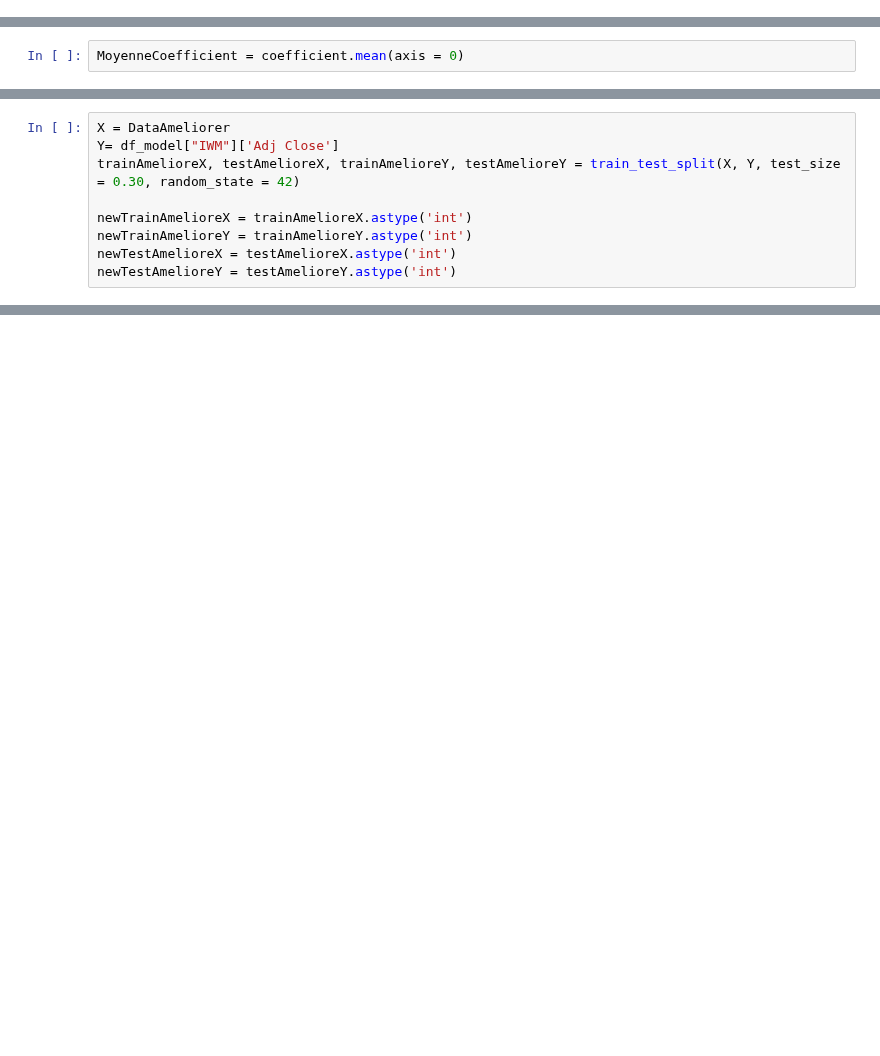
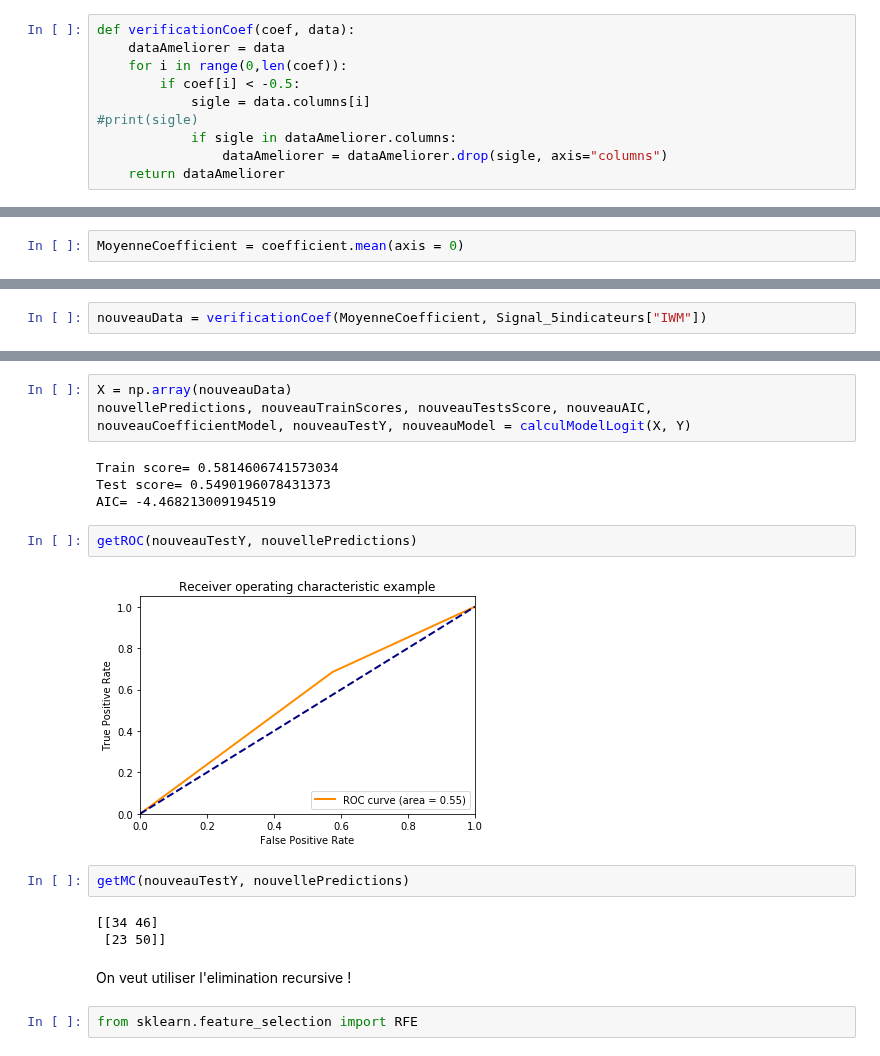
Before and after one commit to poclecoqq/Trending-stocks, a Jupyter notebook: tp2/TP2.ipynb, the cells around one changed output, grey strips where cells are left out. Drawn from its saved outputs; the diff is of its cells as text; blank space fills up the shorter version.

```diff
--- a/tp2/TP2.ipynb
+++ b/tp2/TP2.ipynb
@@ -550,0 +540,10 @@ array([[-1.59738824e+00, -3.51381456e-01,  4.15346716e-01,
+# %%
+def verificationCoef(coef, data):
+    dataAmeliorer = data
+    for i in range(0,len(coef)):
+        if coef[i] < -0.5:
+            sigle = data.columns[i]
+#print(sigle)
+            if sigle in dataAmeliorer.columns:
+                dataAmeliorer = dataAmeliorer.drop(sigle, axis="columns")
+    return dataAmeliorer
@@ -592,9 +566,0 @@ Maintenant on re essaye de faire tourner le model
-# %%
-X = DataAmeliorer
-Y= df_model["IWM"]['Adj Close']
-trainAmelioreX, testAmelioreX, trainAmelioreY, testAmelioreY = train_test_split(X, Y, test_size = 0.30, random_state = 42)
-
-newTrainAmelioreX = trainAmelioreX.astype('int')
-newTrainAmelioreY = trainAmelioreY.astype('int')
-newTestAmelioreX = testAmelioreX.astype('int')
-newTestAmelioreY = testAmelioreY.astype('int')
@@ -634,0 +567,2 @@ AIC= -16.343897157081596
+# %%
+nouveauData = verificationCoef(MoyenneCoefficient, Signal_5indicateurs["IWM"])
@@ -634,0 +586,20 @@ AIC= -16.343897157081596
+# %%
+X = np.array(nouveauData)
+nouvellePredictions, nouveauTrainScores, nouveauTestsScore, nouveauAIC, nouveauCoefficientModel, nouveauTestY, nouveauModel = calculModelLogit(X, Y)
+# %% [output]
+Train score= 0.5814606741573034
+Test score= 0.5490196078431373
+AIC= -4.468213009194519
+# %%
+getROC(nouveauTestY, nouvellePredictions)
+# %% [output]
+[figure, added]
+# %%
+getMC(nouveauTestY, nouvellePredictions)
+# %% [output]
+[[34 46]
+ [23 50]]
+# %% [markdown]
+On veut utiliser l'elimination recursive !
+# %%
+from sklearn.feature_selection import RFE
```
Also changed, not shown: parts of 67 cells of this notebook.
